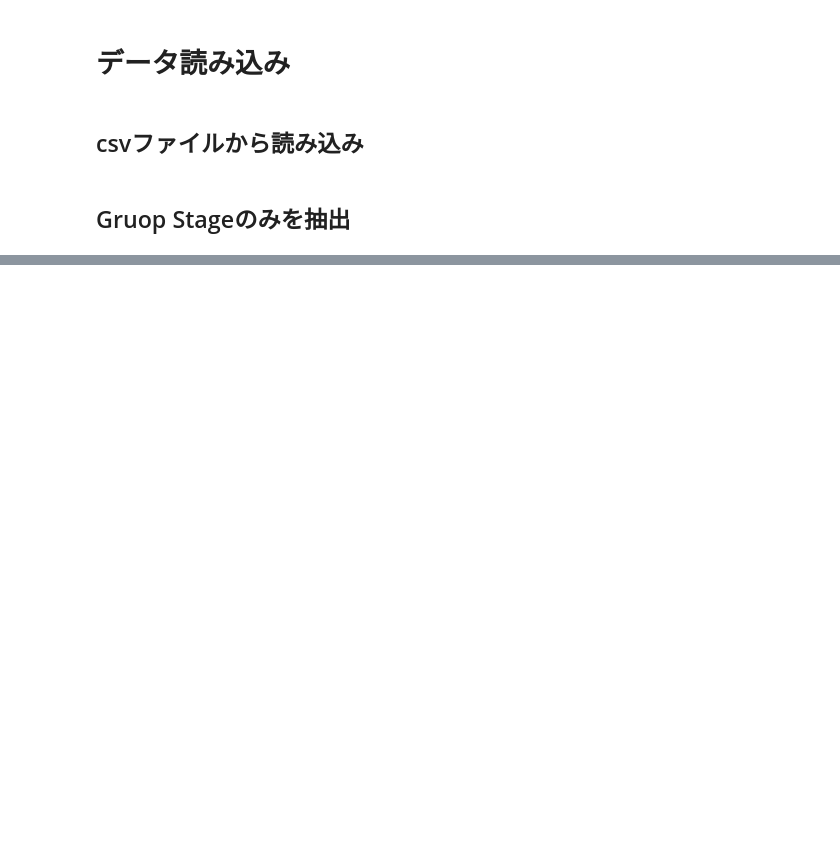
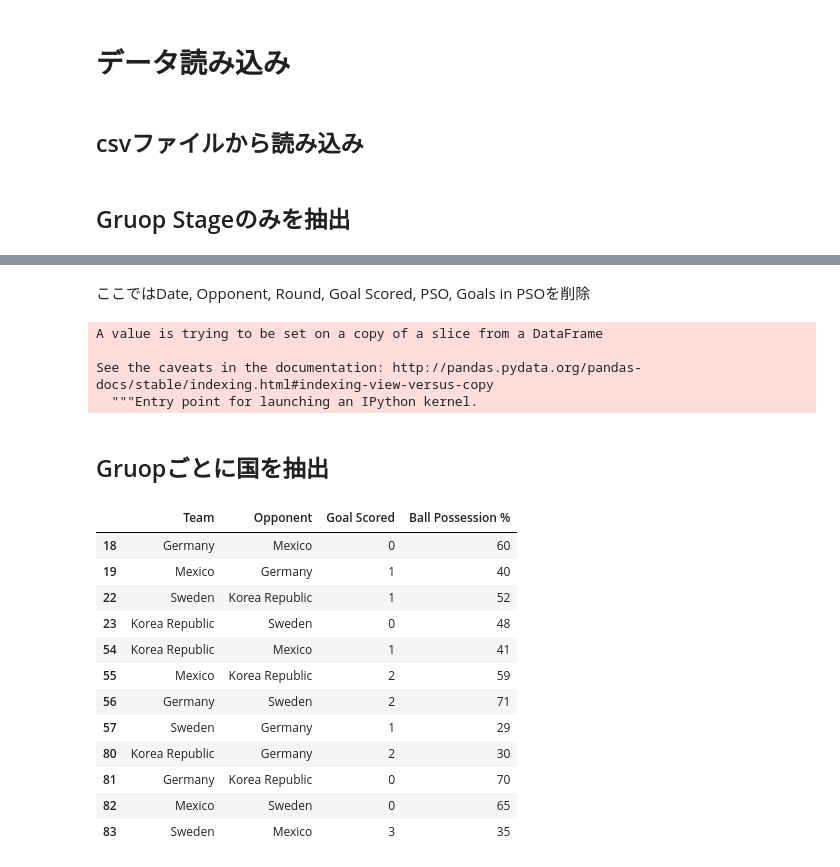
Before and after one commit to ryusugimoto/testdata, a Jupyter notebook: GroupF.ipynb, the cells around one changed output, grey strips where cells are left out. Drawn from its saved outputs; the diff is of its cells as text; code cells hidden in the pictures; blank space fills up the shorter version.

```diff
--- a/GroupF.ipynb
+++ b/GroupF.ipynb
@@ -30,0 +19,12 @@ groupf.groupby('Team').sum()
+# %% [markdown]
+ここではDate, Opponent, Round, Goal Scored, PSO, Goals in PSOを削除
+# %%
+gs.drop(columns={'Date', 'Round','PSO', 'Goals in PSO'},inplace=True)
+# 'Opponent','Goal Scored',
+# %% [output]
+A value is trying to be set on a copy of a slice from a DataFrame
+
+See the caveats in the documentation: http://pandas.pydata.org/pandas-docs/stable/indexing.html#indexing-view-versus-copy
+  """Entry point for launching an IPython kernel.
+# %% [markdown]
+## Gruopごとに国を抽出
@@ -30,0 +51,16 @@ groupf.groupby('Team').sum()
+# %%
+gf[['Team','Opponent','Goal Scored','Ball Possession %']]
+# %% [output]
+|  | Team | Opponent | Goal Scored | Ball Possession % |
+| 18 | Germany | Mexico | 0 | 60 |
+| 19 | Mexico | Germany | 1 | 40 |
+| 22 | Sweden | Korea Republic | 1 | 52 |
+| 23 | Korea Republic | Sweden | 0 | 48 |
+| 54 | Korea Republic | Mexico | 1 | 41 |
+| 55 | Mexico | Korea Republic | 2 | 59 |
+| 56 | Germany | Sweden | 2 | 71 |
+| 57 | Sweden | Germany | 1 | 29 |
+| 80 | Korea Republic | Germany | 2 | 30 |
+| 81 | Germany | Korea Republic | 0 | 70 |
+| 82 | Mexico | Sweden | 0 | 65 |
+| 83 | Sweden | Mexico | 3 | 35 |
```
Also changed, not shown: parts of 7 cells of this notebook.
